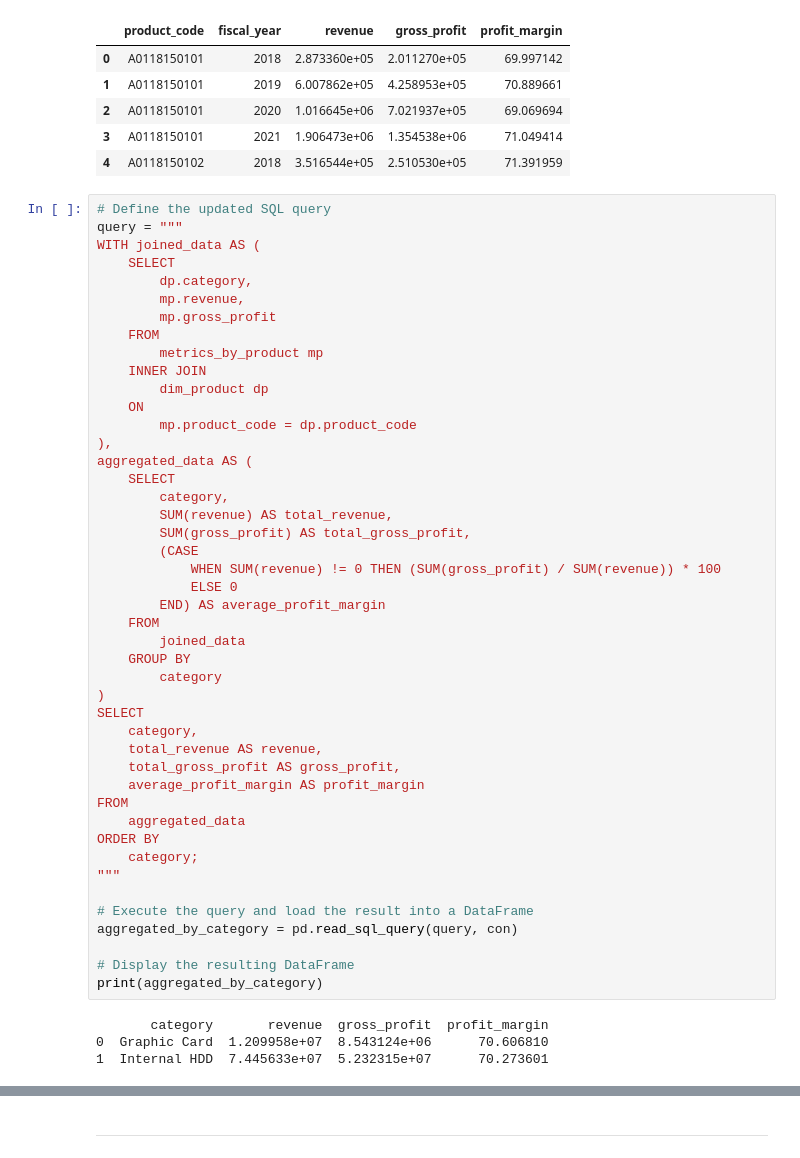
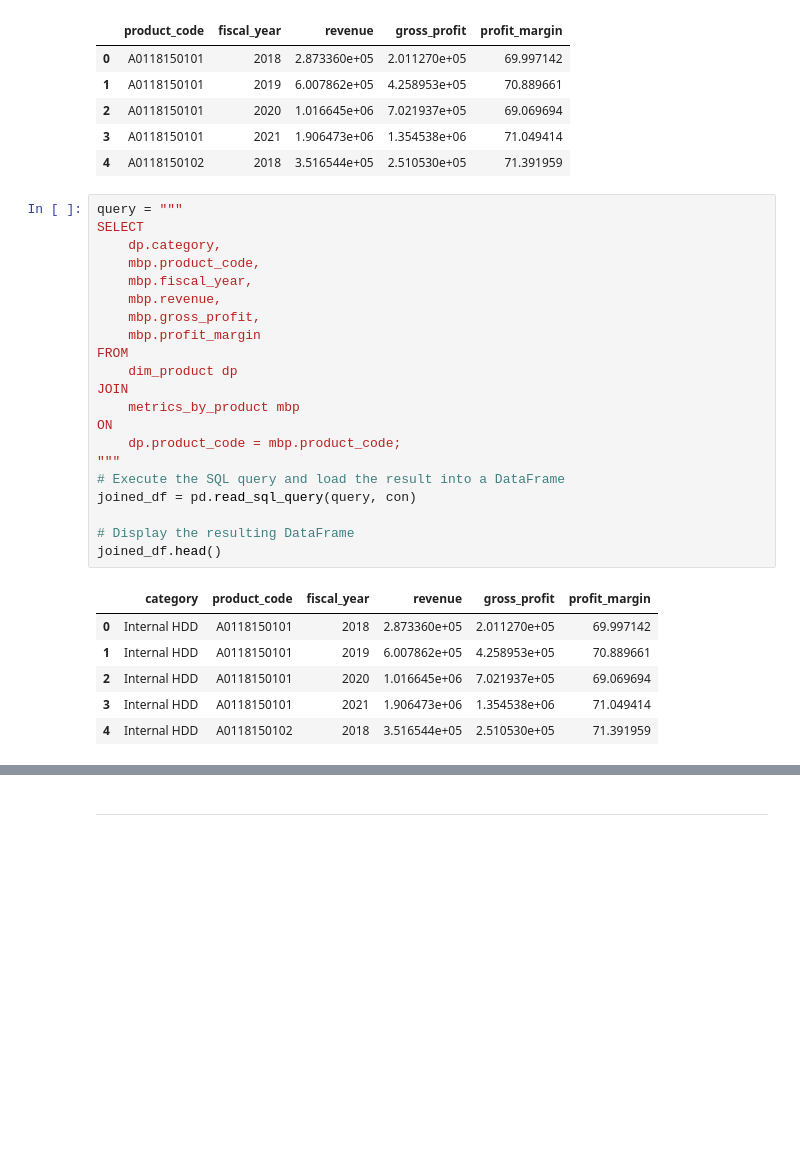
Before and after one commit to CesarChaparro1974/Financial_Analysis_Project, a Jupyter notebook: final_project.ipynb, the cells around one changed output, grey strips where cells are left out. Saved outputs shown, nothing was run; the diff lists cells and outputs as text; blank space fills up the shorter version.

```diff
--- a/final_project.ipynb
+++ b/final_project.ipynb
@@ -1670,52 +1696,31 @@ metrics_by_product.head()
 | 2 | A0118150101 | 2020 | 1.016645e+06 | 7.021937e+05 | 69.069694 |
 | 3 | A0118150101 | 2021 | 1.906473e+06 | 1.354538e+06 | 71.049414 |
 | 4 | A0118150102 | 2018 | 3.516544e+05 | 2.510530e+05 | 71.391959 |
-# %%
-# Define the updated SQL query
-query = """
-WITH joined_data AS (
-    SELECT
-        dp.category,
-        mp.revenue,
-        mp.gross_profit
-    FROM
-        metrics_by_product mp
-    INNER JOIN
-        dim_product dp
-    ON
-        mp.product_code = dp.product_code
-),
-aggregated_data AS (
-    SELECT
-        category,
-        SUM(revenue) AS total_revenue,
-        SUM(gross_profit) AS total_gross_profit,
-        (CASE
-            WHEN SUM(revenue) != 0 THEN (SUM(gross_profit) / SUM(revenue)) * 100
-            ELSE 0
-        END) AS average_profit_margin
-    FROM
-        joined_data
-    GROUP BY
-        category
-)
-SELECT
-    category,
-    total_revenue AS revenue,
-    total_gross_profit AS gross_profit,
-    average_profit_margin AS profit_margin
-FROM
-    aggregated_data
-ORDER BY
-    category;
-"""
-
-# Execute the query and load the result into a DataFrame
-aggregated_by_category = pd.read_sql_query(query, con)
-
-# Display the resulting DataFrame
-print(aggregated_by_category)
-# %% [output]
-       category       revenue  gross_profit  profit_margin
-0  Graphic Card  1.209958e+07  8.543124e+06      70.606810
-1  Internal HDD  7.445633e+07  5.232315e+07      70.273601
+# %%
+query = """
+SELECT
+    dp.category,
+    mbp.product_code,
+    mbp.fiscal_year,
+    mbp.revenue,
+    mbp.gross_profit,
+    mbp.profit_margin
+FROM
+    dim_product dp
+JOIN
+    metrics_by_product mbp
+ON
+    dp.product_code = mbp.product_code;
+"""
+# Execute the SQL query and load the result into a DataFrame
+joined_df = pd.read_sql_query(query, con)
+
+# Display the resulting DataFrame
+joined_df.head()
+# %% [output]
+|  | category | product_code | fiscal_year | revenue | gross_profit | profit_margin |
+| 0 | Internal HDD | A0118150101 | 2018 | 2.873360e+05 | 2.011270e+05 | 69.997142 |
+| 1 | Internal HDD | A0118150101 | 2019 | 6.007862e+05 | 4.258953e+05 | 70.889661 |
+| 2 | Internal HDD | A0118150101 | 2020 | 1.016645e+06 | 7.021937e+05 | 69.069694 |
+| 3 | Internal HDD | A0118150101 | 2021 | 1.906473e+06 | 1.354538e+06 | 71.049414 |
+| 4 | Internal HDD | A0118150102 | 2018 | 3.516544e+05 | 2.510530e+05 | 71.391959 |
```
Also changed, not shown: parts of 3 cells of this notebook.
